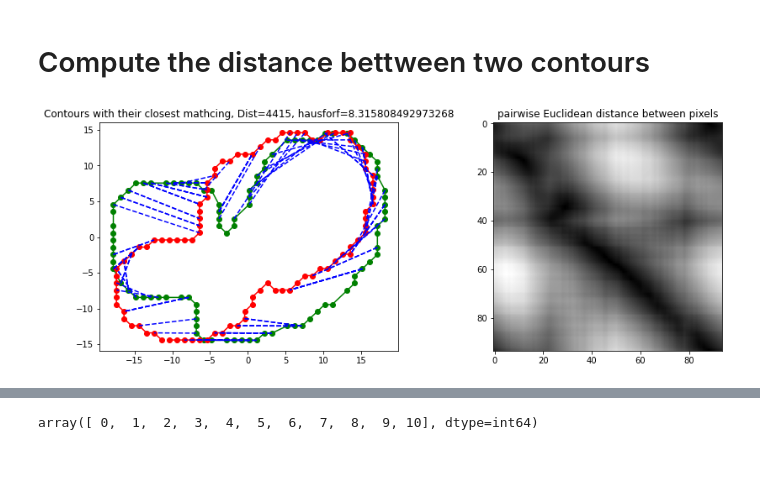
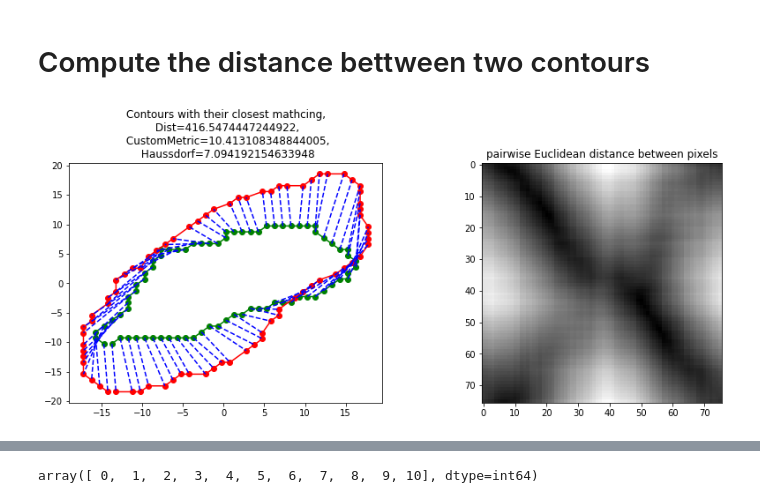
Before and after one commit to mbeni12333/SplineDist, a Jupyter notebook: src/Experiments/contours.ipynb, the cells around one changed output, grey strips where cells are left out. Saved outputs shown, nothing was run; the diff lists cells and outputs as text; code cells hidden in the pictures; blank space fills up the shorter version.

```diff
--- a/src/Experiments/contours.ipynb
+++ b/src/Experiments/contours.ipynb
@@ -120,22 +151,25 @@ plt.show()
 # %% [markdown]
 # let's try every thing on a real exemple
 # %%
-mask = np.uint8(batch_y[3].numpy().squeeze()>0)
-dist = compute_dist_transform(mask)
+from scipy.optimize import linear_sum_assignment
+# mask = np.uint8(batch_y[8].numpy().squeeze()>0)
+(objectProbas, overlapProba, objectContours, mask) = batch_y[2].values()
+# dist = compute_dist_transform(mask)
+dist = objectProbas
 # show image with historgram and fix the size of the histogram
 fig, (ax1, ax2, ax3) = plt.subplots(1, 3, figsize=(14, 6))
 ax1.imshow(mask, cmap='gray')
 ax1.set_title('Binary mask')
 # show
-
 ax2.imshow(dist, cmap='gray')
 ax2.set_title('Object probability')
 
 
-contours = computeContours(mask)
+#contours = computeContours(mask)
+contours = objectContours
 ax3.imshow(mask, cmap='gray')
 for contour in contours:
-    ax3.plot(contour[:,0,0], contour[:,0,1], 'r')
+    ax3.plot(contour[:,0], contour[:,1], 'r')
 ax3.set_title('Contours')
 
 plt.show()
@@ -144,51 +178,97 @@ plt.show()
 # %% [markdown]
 # Compute the distance bettween two contours
 # %%
-def computeDistanceBetweenInstance(instance1, instance2, plot=False):
-
+def computeDistanceBetweenInstance2(instance1, instance2, plot=False):
     # show two images containing contours 1 and 2
-    contour1, contour2 = instance1.reshape(-1, 2), instance2.reshape(-1, 2)
+    contour1, contour2 = instance1, instance2
     sampling_factor = min(len(contour1), len(contour2))
 
     # The two contours must have the same length
     index = np.floor(np.linspace(0, len(contour1)-1, sampling_factor)).astype(int)
     contour1 = contour1[index]
 
     index = np.floor(np.linspace(0, len(contour2)-1, sampling_factor)).astype(int)
     contour2 = contour2[index]
     #print(f"contour1: {len(contour1)}, contour2: {len(contour2)}")
 
     # translate the contours to the same origin
     contour1 = contour1 - contour1.mean(0)
     contour2 = contour2 - contour2.mean(0)
     # compute the bounding box of the contours
 
     # we must match every pixel of the contour to the corresponding pixel of the other contour
     # we use the euclidean distance to compute the distance between the contour pixels
 
-    scikit_dist = cdist(contour1, contour2, metric='euclidean')
-    scikit_dist_min = scikit_dist.min(axis=1)
-    scikit_dist_min_args = scikit_dist.argmin(axis=1)
-    dist_hausdorff = directed_hausdorff(contour1, contour2)[0]
-    # show the distance matrix
+    cost = cdist(contour1, contour2, metric='euclidean')
+    #scikit_dist_min = scikit_dist.min(axis=1)
+    rowId, colId = linear_sum_assignment(cost)
+    distance = cost[rowId, colId].sum()
+
+   # show the distance matrix
     if plot:
         fig, (ax1, ax2) = plt.subplots(1, 2, figsize=(14, 5))
 
 
 
         ax1.plot(contour1[:,0], contour1[:,1], 'go-', label='contour1')
         ax1.plot(contour2[:,0], contour2[:,1], 'ro-', label='contour2')
-        ax1.set_title(f"Contours with their closest mathcing, Dist={scikit_dist_min_args.sum()}, hausforf={dist_hausdorff}")
+        ax1.set_title(f"Contours with their closest mathcing,\n Dist={distance},\n CustomMetric={cost[rowId, colId].max()},\n Haussdorf={directed_hausdorff(contour1, contour2)[0]}")
         # plot a line for each couple of pixels of index i and j in the indeces returned by scikit_dist_min_args
-        for i, j in zip(scikit_dist_min_args, scikit_dist_min):
+        for i, j in zip(rowId, colId):
             ax1.plot([contour1[i,0], contour2[i,0]], [contour1[i,1], contour2[i,1]], 'b--')
 
-        ax2.imshow(scikit_dist, cmap='gray')
+        ax2.imshow(cost, cmap='gray')
         ax2.set_title('pairwise Euclidean distance between pixels')
         plt.show()
 
-    return dist_hausdorff
 
-computeDistanceBetweenInstance(contours[3], contours[6], plot=True)
+    return distance
+
+# def computeDistanceBetweenInstance(instance1, instance2, plot=False):
+
+#     # show two images containing contours 1 and 2
+#     contour1, contour2 = instance1.reshape(-1, 2), instance2.reshape(-1, 2)
+#     sampling_factor = min(len(contour1), len(contour2))
+
+#     # The two contours must have the same length
+#     index = np.floor(np.linspace(0, len(contour1)-1, sampling_factor)).astype(int)
+#     contour1 = contour1[index]
+
+#     index = np.floor(np.linspace(0, len(contour2)-1, sampling_factor)).astype(int)
+#     contour2 = contour2[index]
+#     #print(f"contour1: {len(contour1)}, contour2: {len(contour2)}")
+
+#     # translate the contours to the same origin
+#     contour1 = contour1 - contour1.mean(0)
+#     contour2 = contour2 - contour2.mean(0)
+#     # compute the bounding box of the contours
+
+#     # we must match every pixel of the contour to the corresponding pixel of the other contour
+#     # we use the euclidean distance to compute the distance between the contour pixels
+
+#     scikit_dist = cdist(contour1, contour2, metric='euclidean')
+#     scikit_dist_min = scikit_dist.min(axis=1)
+#     scikit_dist_min_args = scikit_dist.argmin(axis=1)
+#     dist_hausdorff = directed_hausdorff(contour1, contour2)[0]
+#     # show the distance matrix
+#     if plot:
+#         fig, (ax1, ax2) = plt.subplots(1, 2, figsize=(14, 5))
+
+
+
+#         ax1.plot(contour1[:,0], contour1[:,1], 'go-', label='contour1')
+#         ax1.plot(contour2[:,0], contour2[:,1], 'ro-', label='contour2')
+#         ax1.set_title(f"Contours with their closest mathcing,\n Dist={scikit_dist_min_args.sum()},\n hausforf={dist_hausdorff}")
+#         # plot a line for each couple of pixels of index i and j in the indeces returned by scikit_dist_min_args
+#         for i, j in zip(scikit_dist_min_args, scikit_dist_min):
+#             ax1.plot([contour1[i,0], contour2[i,0]], [contour1[i,1], contour2[i,1]], 'b--')
+
+#         ax2.imshow(scikit_dist, cmap='gray')
+#         ax2.set_title('pairwise Euclidean distance between pixels')
+#         plt.show()
+
+#     return dist_hausdorff
+
+computeDistanceBetweenInstance2(contours[2], contours[4], plot=True)
 # %% [output]
-[figure, old version]
+[figure, new version]
```
Also changed, not shown: parts of 8 cells of this notebook, 48 other files.
